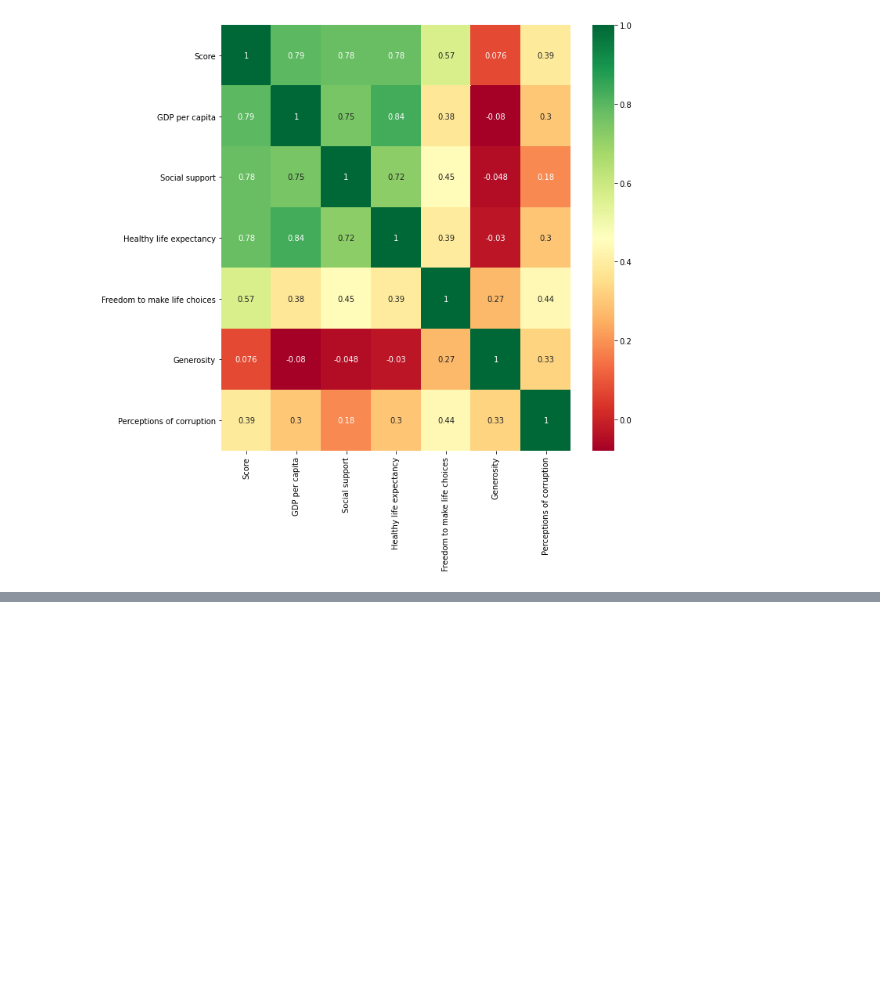
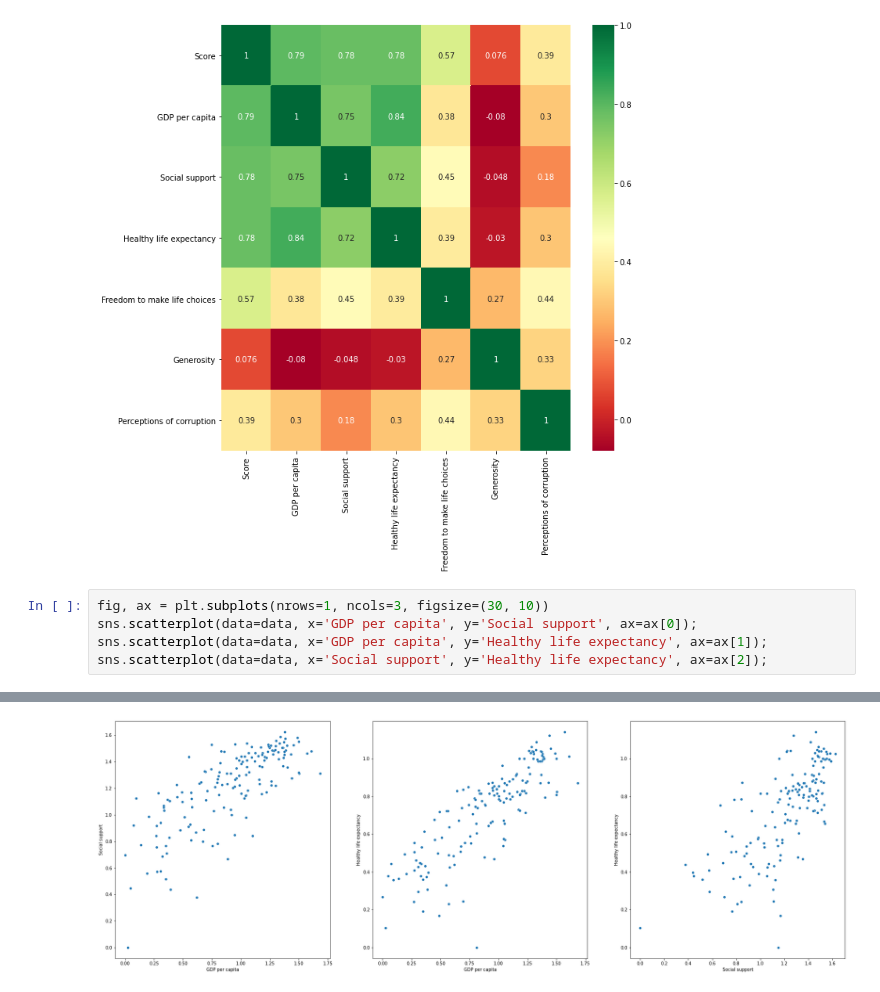
Before and after one commit to mvtap/EAD, a Jupyter notebook: project.ipynb, the cells around one changed output, grey strips where cells are left out. Saved outputs shown, nothing was run; the diff lists cells and outputs as text; blank space fills up the shorter version.

Commit message:
Scatter plots of the  more correlated variables

```diff
--- a/project.ipynb
+++ b/project.ipynb
@@ -130,3 +130,9 @@ g=sns.heatmap(data[top_corr_features].corr(),annot=True,cmap="RdYlGn")
 [interactive output not drawn]
 [interactive output not drawn]
 [figure]
+# %%
+fig, ax = plt.subplots(nrows=1, ncols=3, figsize=(30, 10))
+sns.scatterplot(data=data, x='GDP per capita', y='Social support', ax=ax[0]);
+sns.scatterplot(data=data, x='GDP per capita', y='Healthy life expectancy', ax=ax[1]);
+sns.scatterplot(data=data, x='Social support', y='Healthy life expectancy', ax=ax[2]);
+# %% [output]
@@ -132,0 +143 @@ g=sns.heatmap(data[top_corr_features].corr(),annot=True,cmap="RdYlGn")
+[figure, added]
```
Also changed, not shown: parts of 1 cell of this notebook.
